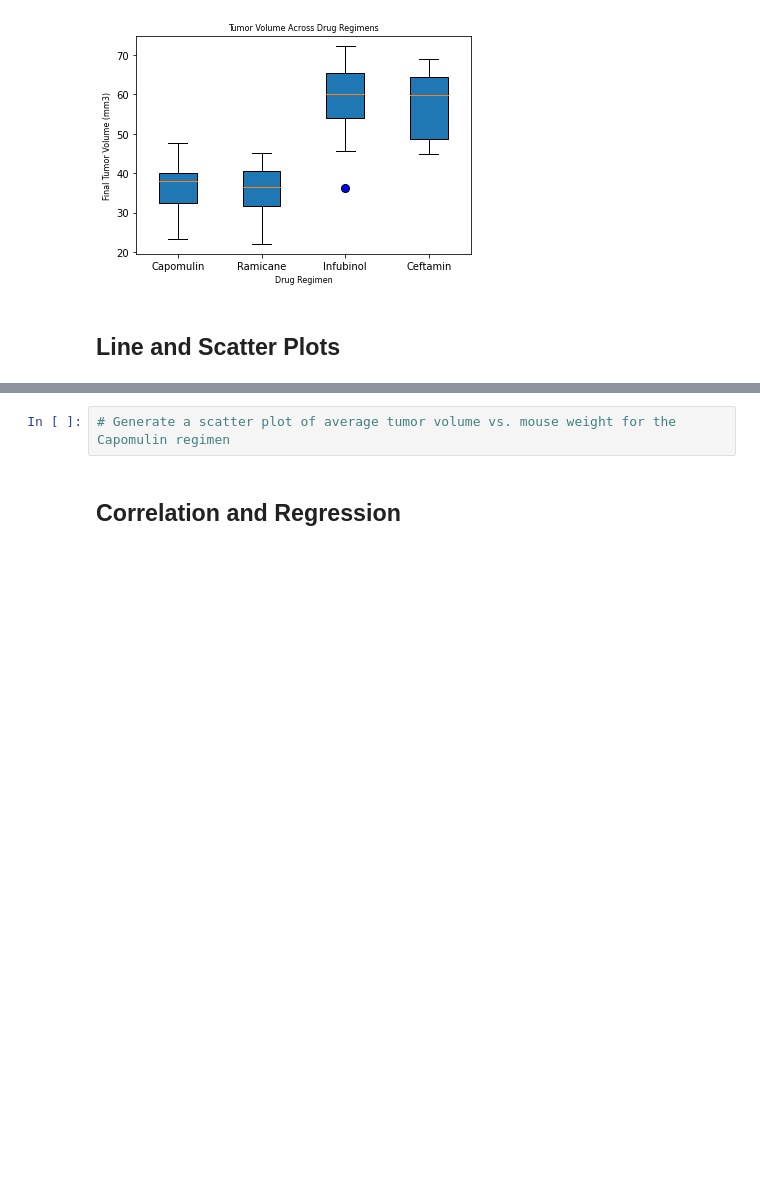
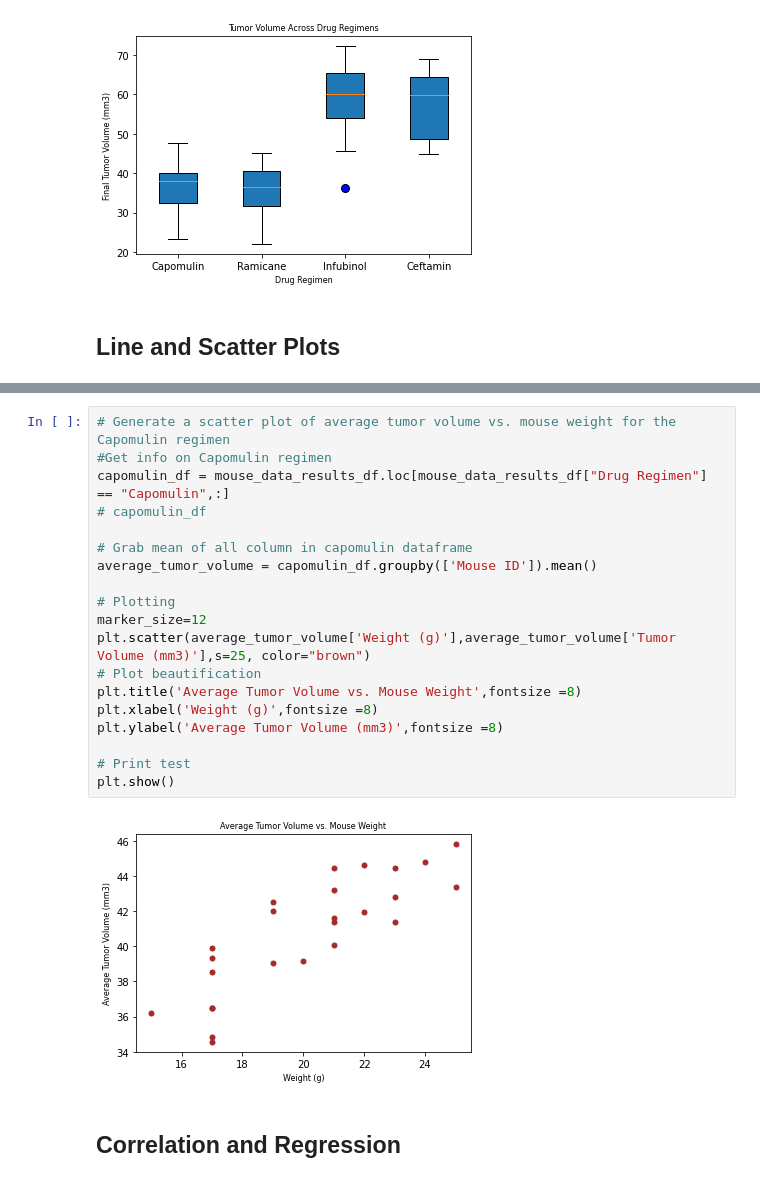
Before and after one commit to cperrault14/Matplotlib--Challenge, a Jupyter notebook: Pymaceuticals/pymaceuticals_starter.ipynb, the cells around one changed output, grey strips where cells are left out. Saved outputs shown, nothing was run; the diff lists cells and outputs as text; blank space fills up the shorter version.

```diff
--- a/Pymaceuticals/pymaceuticals_starter.ipynb
+++ b/Pymaceuticals/pymaceuticals_starter.ipynb
@@ -391,5 +391,24 @@ plt.show()
-# %%
-# Generate a scatter plot of average tumor volume vs. mouse weight for the Capomulin regimen
+# %%
+# Generate a scatter plot of average tumor volume vs. mouse weight for the Capomulin regimen
+#Get info on Capomulin regimen
+capomulin_df = mouse_data_results_df.loc[mouse_data_results_df["Drug Regimen"] == "Capomulin",:]
+# capomulin_df
+
+# Grab mean of all column in capomulin dataframe
+average_tumor_volume = capomulin_df.groupby(['Mouse ID']).mean()
+
+# Plotting
+marker_size=12
+plt.scatter(average_tumor_volume['Weight (g)'],average_tumor_volume['Tumor Volume (mm3)'],s=25, color="brown")
+# Plot beautification
+plt.title('Average Tumor Volume vs. Mouse Weight',fontsize =8)
+plt.xlabel('Weight (g)',fontsize =8)
+plt.ylabel('Average Tumor Volume (mm3)',fontsize =8)
+
+# Print test
+plt.show()
+# %% [output]
+[figure, added]
 # %% [markdown]
 ## Correlation and Regression
 # %%
```
Also changed, not shown: parts of 1 cell of this notebook.
